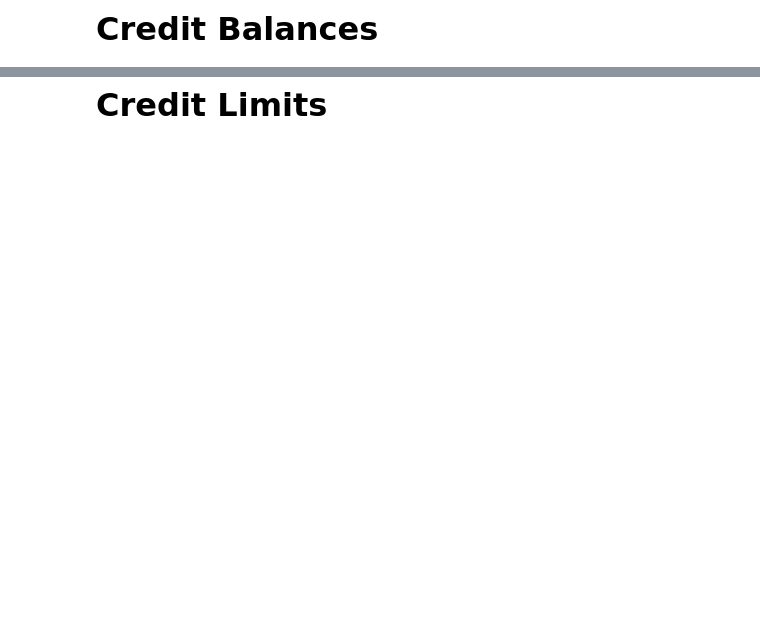
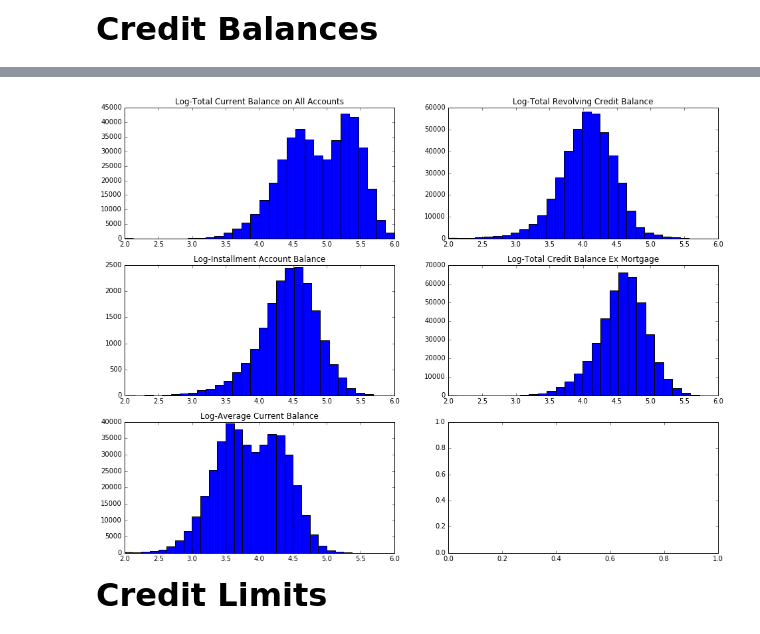
Before and after one commit to ankitagarwal/cs109a, a Jupyter notebook: base_notebook.ipynb, the cells around one changed output, grey strips where cells are left out. Saved outputs shown, nothing was run; the diff lists cells and outputs as text; code cells hidden in the pictures; blank space fills up the shorter version.

```diff
--- a/base_notebook.ipynb
+++ b/base_notebook.ipynb
@@ -300,2 +272,12 @@ plt.show()
+# %%
+fig, ax = plt.subplots(3, 2, figsize=(16, 12))
+plt_hist(data.tot_cur_bal, 100, 1000000, True, 30, "Log-Total Current Balance on All Accounts", ax[0][0])
+plt_hist(data.revol_bal, 100, 1000000, True, 30, "Log-Total Revolving Credit Balance", ax[0][1])
+plt_hist(data.total_bal_il, 100, 1000000, True, 30, "Log-Installment Account Balance", ax[1][0])
+plt_hist(data.total_bal_ex_mort, 100, 1000000, True, 30, "Log-Total Credit Balance Ex Mortgage", ax[1][1])
+plt_hist(data.avg_cur_bal, 100, 1000000, True, 30, "Log-Average Current Balance", ax[2][0])
+plt.show()
+# %% [output]
+[figure, added]
 # %% [markdown]
 **<font size=6>Credit Limits</font>**
```
Also changed, not shown: parts of 38 cells of this notebook.
